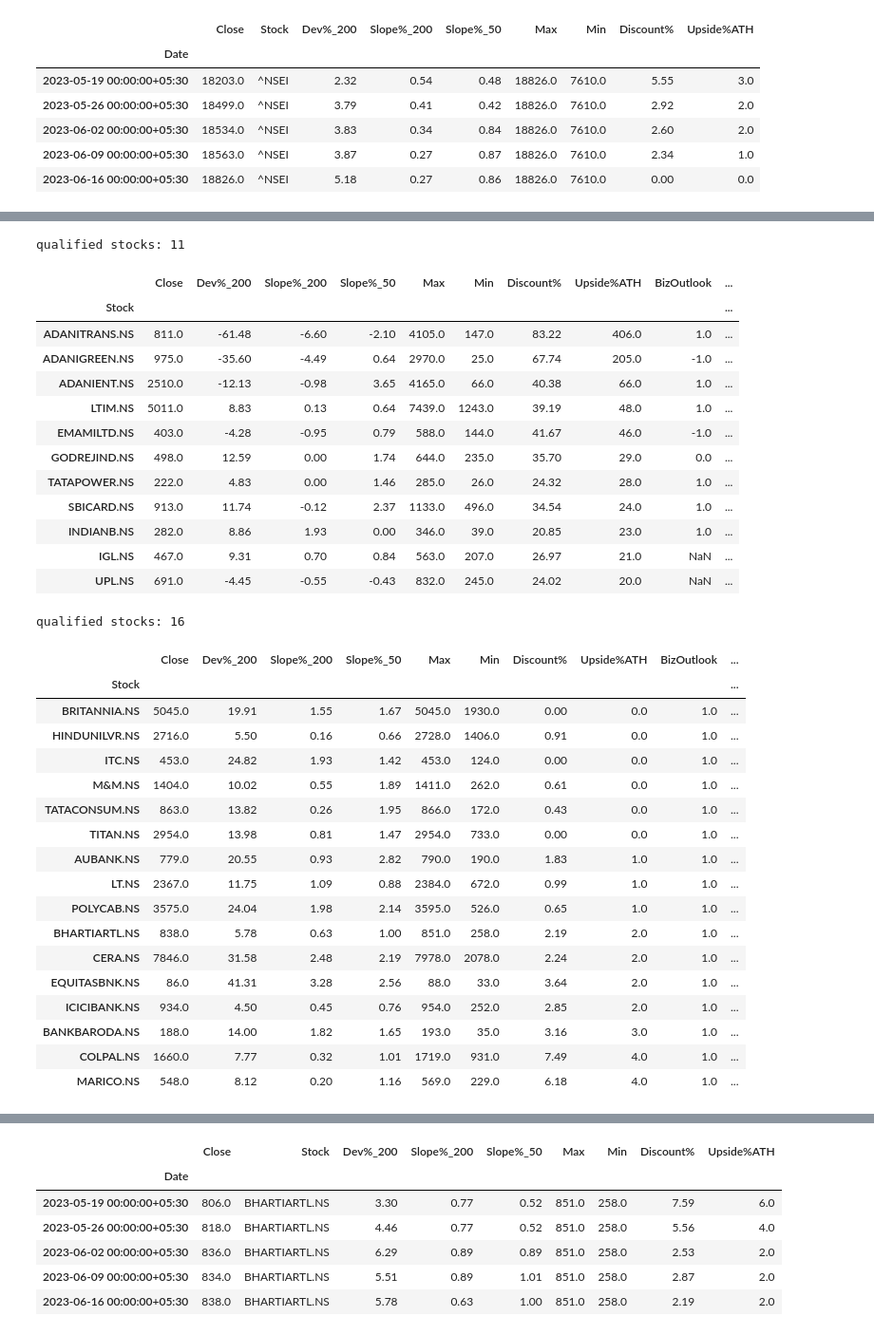
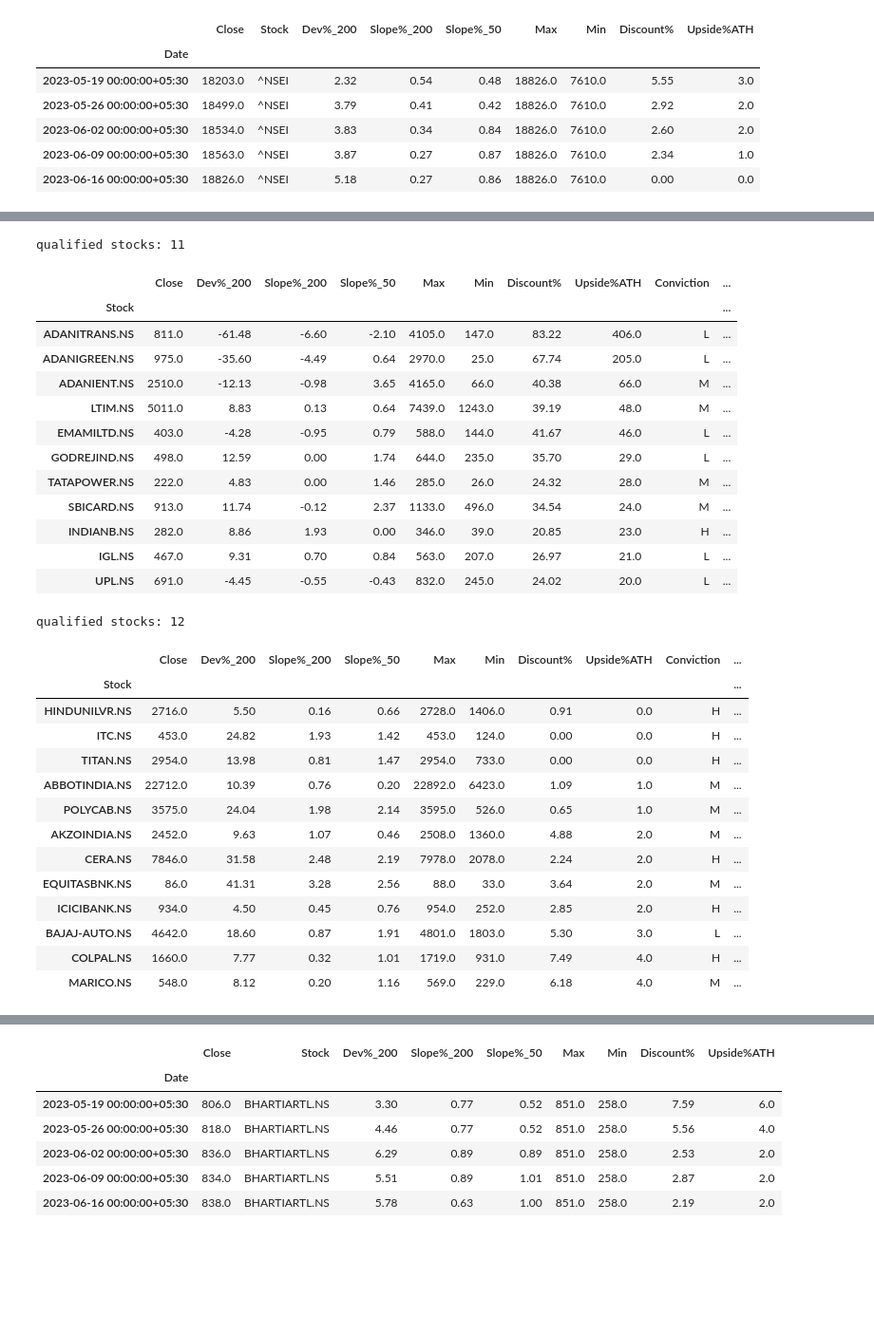
Before and after one commit to ankit-rathi/Data-Science-with-Python, a Jupyter notebook: Tradevesting/myProspects_Upside_Analysis_ATH.ipynb, the cells around one changed output, grey strips where cells are left out. Shown at 95% size. Drawn from its saved outputs; the diff is of its cells as text; code cells hidden in the pictures; blank space fills up the shorter version.

```diff
--- a/Tradevesting/myProspects_Upside_Analysis_ATH.ipynb
+++ b/Tradevesting/myProspects_Upside_Analysis_ATH.ipynb
@@ -255,8 +255,8 @@ for stock_id in stock_ids:
     tmp['Shares'] = mypf[(mypf['Symbol']+'.NS') == stock_id.upper()]['Shares'].values[0]
     tmp['Med_PE'] = mypf[(mypf['Symbol']+'.NS') == stock_id.upper()]['MedianPE'].values[0]
     tmp['Curr_PE'] = current_pe
-    tmp['BizOutlook'] = mypf[(mypf['Symbol']+'.NS') == stock_id.upper()]['BizOutlook'].values[0]
-    tmp['BizDurability'] = mypf[(mypf['Symbol']+'.NS') == stock_id.upper()]['BizDurability'].values[0]
+    #tmp['BizOutlook'] = mypf[(mypf['Symbol']+'.NS') == stock_id.upper()]['BizOutlook'].values[0]
+    #tmp['BizDurability'] = mypf[(mypf['Symbol']+'.NS') == stock_id.upper()]['BizDurability'].values[0]
     tmp['Conviction'] = mypf[(mypf['Symbol']+'.NS') == stock_id.upper()]['Conviction'].values[0]
     tmp['LatestQtr'] = mypf[(mypf['Symbol']+'.NS') == stock_id.upper()]['LatestQtr'].values[0]
     tmp['StarStock'] = mypf[(mypf['Symbol']+'.NS') == stock_id.upper()]['StarStock'].values[0]
@@ -429,49 +429,46 @@ print('qualified stocks: '+str(tmp_df.shape[0]))
 tmp_df.sort_values(by = 'Upside%ATH', ascending=False)
 # %% [output]
 qualified stocks: 11
-|  | Close | Dev%_200 | Slope%_200 | Slope%_50 | Max | Min | Discount% | Upside%ATH | BizOutlook | ... |
+|  | Close | Dev%_200 | Slope%_200 | Slope%_50 | Max | Min | Discount% | Upside%ATH | Conviction | ... |
 | Stock |  |  |  |  |  |  |  |  |  | ... |
-| ADANITRANS.NS | 811.0 | -61.48 | -6.60 | -2.10 | 4105.0 | 147.0 | 83.22 | 406.0 | 1.0 | ... |
-| ADANIGREEN.NS | 975.0 | -35.60 | -4.49 | 0.64 | 2970.0 | 25.0 | 67.74 | 205.0 | -1.0 | ... |
-| ADANIENT.NS | 2510.0 | -12.13 | -0.98 | 3.65 | 4165.0 | 66.0 | 40.38 | 66.0 | 1.0 | ... |
-| LTIM.NS | 5011.0 | 8.83 | 0.13 | 0.64 | 7439.0 | 1243.0 | 39.19 | 48.0 | 1.0 | ... |
-| EMAMILTD.NS | 403.0 | -4.28 | -0.95 | 0.79 | 588.0 | 144.0 | 41.67 | 46.0 | -1.0 | ... |
-| GODREJIND.NS | 498.0 | 12.59 | 0.00 | 1.74 | 644.0 | 235.0 | 35.70 | 29.0 | 0.0 | ... |
-| TATAPOWER.NS | 222.0 | 4.83 | 0.00 | 1.46 | 285.0 | 26.0 | 24.32 | 28.0 | 1.0 | ... |
-| SBICARD.NS | 913.0 | 11.74 | -0.12 | 2.37 | 1133.0 | 496.0 | 34.54 | 24.0 | 1.0 | ... |
-| INDIANB.NS | 282.0 | 8.86 | 1.93 | 0.00 | 346.0 | 39.0 | 20.85 | 23.0 | 1.0 | ... |
-| IGL.NS | 467.0 | 9.31 | 0.70 | 0.84 | 563.0 | 207.0 | 26.97 | 21.0 | NaN | ... |
-| UPL.NS | 691.0 | -4.45 | -0.55 | -0.43 | 832.0 | 245.0 | 24.02 | 20.0 | NaN | ... |
+| ADANITRANS.NS | 811.0 | -61.48 | -6.60 | -2.10 | 4105.0 | 147.0 | 83.22 | 406.0 | L | ... |
+| ADANIGREEN.NS | 975.0 | -35.60 | -4.49 | 0.64 | 2970.0 | 25.0 | 67.74 | 205.0 | L | ... |
+| ADANIENT.NS | 2510.0 | -12.13 | -0.98 | 3.65 | 4165.0 | 66.0 | 40.38 | 66.0 | M | ... |
+| LTIM.NS | 5011.0 | 8.83 | 0.13 | 0.64 | 7439.0 | 1243.0 | 39.19 | 48.0 | M | ... |
+| EMAMILTD.NS | 403.0 | -4.28 | -0.95 | 0.79 | 588.0 | 144.0 | 41.67 | 46.0 | L | ... |
+| GODREJIND.NS | 498.0 | 12.59 | 0.00 | 1.74 | 644.0 | 235.0 | 35.70 | 29.0 | L | ... |
+| TATAPOWER.NS | 222.0 | 4.83 | 0.00 | 1.46 | 285.0 | 26.0 | 24.32 | 28.0 | M | ... |
+| SBICARD.NS | 913.0 | 11.74 | -0.12 | 2.37 | 1133.0 | 496.0 | 34.54 | 24.0 | M | ... |
+| INDIANB.NS | 282.0 | 8.86 | 1.93 | 0.00 | 346.0 | 39.0 | 20.85 | 23.0 | H | ... |
+| IGL.NS | 467.0 | 9.31 | 0.70 | 0.84 | 563.0 | 207.0 | 26.97 | 21.0 | L | ... |
+| UPL.NS | 691.0 | -4.45 | -0.55 | -0.43 | 832.0 | 245.0 | 24.02 | 20.0 | L | ... |
 # %%
 # star stocks (for breakout)
 
 tmp_df = df_prec_dev[df_prec_dev.index.isin(star_stocks)]
 tmp_df = tmp_df[~tmp_df.index.isin(mypf[mypf['InPortfolio'] == 1].Stock.values)]
-tmp_df = tmp_df[(tmp_df['BizOutlook'] == 1) & (tmp_df['BizDurability'] != -1)]
+tmp_df = tmp_df[(tmp_df['Criteria'] == 'V40') | (tmp_df['Criteria'] == 'V40N')]
+#tmp_df = tmp_df[(tmp_df['BizOutlook'] == 1) & (tmp_df['BizDurability'] != -1)]
 #tmp_df = tmp_df[(tmp_df['Upside%ATH'] >= 25) & (tmp_df['Discount%'] >= 60)]
 tmp_df = tmp_df[(tmp_df['Upside%ATH'] < 5)]
 print('qualified stocks: '+str(tmp_df.shape[0]))
 tmp_df.sort_values(by = 'Upside%ATH', ascending=True)
 # %% [output]
-qualified stocks: 16
+qualified stocks: 12
-|  | Close | Dev%_200 | Slope%_200 | Slope%_50 | Max | Min | Discount% | Upside%ATH | BizOutlook | ... |
+|  | Close | Dev%_200 | Slope%_200 | Slope%_50 | Max | Min | Discount% | Upside%ATH | Conviction | ... |
 | Stock |  |  |  |  |  |  |  |  |  | ... |
-| BRITANNIA.NS | 5045.0 | 19.91 | 1.55 | 1.67 | 5045.0 | 1930.0 | 0.00 | 0.0 | 1.0 | ... |
-| HINDUNILVR.NS | 2716.0 | 5.50 | 0.16 | 0.66 | 2728.0 | 1406.0 | 0.91 | 0.0 | 1.0 | ... |
-| ITC.NS | 453.0 | 24.82 | 1.93 | 1.42 | 453.0 | 124.0 | 0.00 | 0.0 | 1.0 | ... |
-| M&M.NS | 1404.0 | 10.02 | 0.55 | 1.89 | 1411.0 | 262.0 | 0.61 | 0.0 | 1.0 | ... |
-| TATACONSUM.NS | 863.0 | 13.82 | 0.26 | 1.95 | 866.0 | 172.0 | 0.43 | 0.0 | 1.0 | ... |
-| TITAN.NS | 2954.0 | 13.98 | 0.81 | 1.47 | 2954.0 | 733.0 | 0.00 | 0.0 | 1.0 | ... |
-| AUBANK.NS | 779.0 | 20.55 | 0.93 | 2.82 | 790.0 | 190.0 | 1.83 | 1.0 | 1.0 | ... |
-| LT.NS | 2367.0 | 11.75 | 1.09 | 0.88 | 2384.0 | 672.0 | 0.99 | 1.0 | 1.0 | ... |
-| POLYCAB.NS | 3575.0 | 24.04 | 1.98 | 2.14 | 3595.0 | 526.0 | 0.65 | 1.0 | 1.0 | ... |
-| BHARTIARTL.NS | 838.0 | 5.78 | 0.63 | 1.00 | 851.0 | 258.0 | 2.19 | 2.0 | 1.0 | ... |
-| CERA.NS | 7846.0 | 31.58 | 2.48 | 2.19 | 7978.0 | 2078.0 | 2.24 | 2.0 | 1.0 | ... |
-| EQUITASBNK.NS | 86.0 | 41.31 | 3.28 | 2.56 | 88.0 | 33.0 | 3.64 | 2.0 | 1.0 | ... |
-| ICICIBANK.NS | 934.0 | 4.50 | 0.45 | 0.76 | 954.0 | 252.0 | 2.85 | 2.0 | 1.0 | ... |
-| BANKBARODA.NS | 188.0 | 14.00 | 1.82 | 1.65 | 193.0 | 35.0 | 3.16 | 3.0 | 1.0 | ... |
-| COLPAL.NS | 1660.0 | 7.77 | 0.32 | 1.01 | 1719.0 | 931.0 | 7.49 | 4.0 | 1.0 | ... |
-| MARICO.NS | 548.0 | 8.12 | 0.20 | 1.16 | 569.0 | 229.0 | 6.18 | 4.0 | 1.0 | ... |
+| HINDUNILVR.NS | 2716.0 | 5.50 | 0.16 | 0.66 | 2728.0 | 1406.0 | 0.91 | 0.0 | H | ... |
+| ITC.NS | 453.0 | 24.82 | 1.93 | 1.42 | 453.0 | 124.0 | 0.00 | 0.0 | H | ... |
+| TITAN.NS | 2954.0 | 13.98 | 0.81 | 1.47 | 2954.0 | 733.0 | 0.00 | 0.0 | H | ... |
+| ABBOTINDIA.NS | 22712.0 | 10.39 | 0.76 | 0.20 | 22892.0 | 6423.0 | 1.09 | 1.0 | M | ... |
+| POLYCAB.NS | 3575.0 | 24.04 | 1.98 | 2.14 | 3595.0 | 526.0 | 0.65 | 1.0 | M | ... |
+| AKZOINDIA.NS | 2452.0 | 9.63 | 1.07 | 0.46 | 2508.0 | 1360.0 | 4.88 | 2.0 | M | ... |
+| CERA.NS | 7846.0 | 31.58 | 2.48 | 2.19 | 7978.0 | 2078.0 | 2.24 | 2.0 | H | ... |
+| EQUITASBNK.NS | 86.0 | 41.31 | 3.28 | 2.56 | 88.0 | 33.0 | 3.64 | 2.0 | M | ... |
+| ICICIBANK.NS | 934.0 | 4.50 | 0.45 | 0.76 | 954.0 | 252.0 | 2.85 | 2.0 | H | ... |
+| BAJAJ-AUTO.NS | 4642.0 | 18.60 | 0.87 | 1.91 | 4801.0 | 1803.0 | 5.30 | 3.0 | L | ... |
+| COLPAL.NS | 1660.0 | 7.77 | 0.32 | 1.01 | 1719.0 | 931.0 | 7.49 | 4.0 | H | ... |
+| MARICO.NS | 548.0 | 8.12 | 0.20 | 1.16 | 569.0 | 229.0 | 6.18 | 4.0 | M | ... |
 # %%
 # stocks excluded from all time high
 
```
Also changed, not shown: parts of 19 cells of this notebook.
